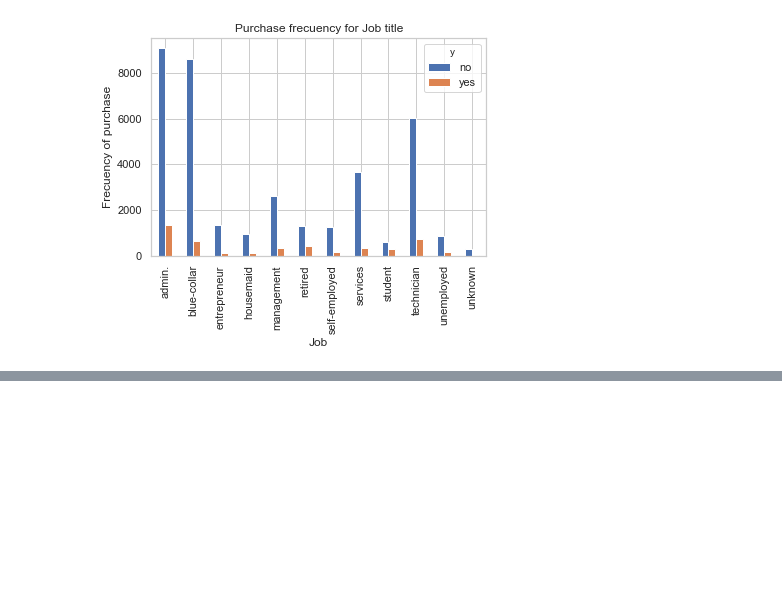
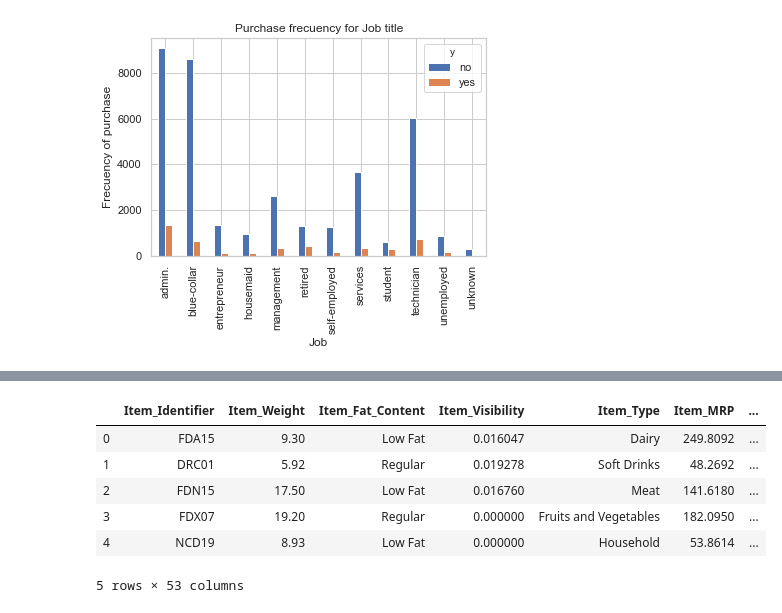
Before and after one commit to gonzalo71/TestGit, a Jupyter notebook: hoja_sucia.ipynb, the cells around one changed output, grey strips where cells are left out. Saved outputs shown, nothing was run; the diff lists cells and outputs as text; code cells hidden in the pictures; blank space fills up the shorter version.

```diff
--- a/hoja_sucia.ipynb
+++ b/hoja_sucia.ipynb
@@ -101,0 +123,4 @@ Text(0, 0.5, &#39;Frecuency of purchase&#39;)
+# %%
+# para la numerica usamos la media, y para la categorica la moda
+train_data.Item_Weight.fillna(train_data.Item_Weight.mean(),inplace=True)
+train_data.Outlet_Size.fillna(train_data.Outlet_Size.mode()[0],inplace=True)
@@ -101,0 +149,4 @@ Text(0, 0.5, &#39;Frecuency of purchase&#39;)
+# %%
+# Encode the categorical variables
+columns = train_data.select_dtypes("object").columns.values.tolist()
+columns_cate = [v for v in columns if v != "Item_Identifier" ]
@@ -101,0 +172,7 @@ Text(0, 0.5, &#39;Frecuency of purchase&#39;)
+# %%
+# create an object of the OneHotEncoder
+from sklearn.preprocessing import OneHotEncoder
+OHE = OneHotEncoder(handle_unknown="ignore")
+# encode the categorical variables
+ce = OHE.fit_transform(train_data[columns_cate]).toarray()
+ce
@@ -101,0 +187,14 @@ Text(0, 0.5, &#39;Frecuency of purchase&#39;)
+# %%
+ce_df = pd.DataFrame(ce)
+# %%
+# merge con train_data
+train_data = train_data.join(ce_df)
+train_data.head(5)
+# %% [output]
+|  | Item_Identifier | Item_Weight | Item_Fat_Content | Item_Visibility | Item_Type | Item_MRP | ... |
+| 0 | FDA15 | 9.30 | Low Fat | 0.016047 | Dairy | 249.8092 | ... |
+| 1 | DRC01 | 5.92 | Regular | 0.019278 | Soft Drinks | 48.2692 | ... |
+| 2 | FDN15 | 17.50 | Low Fat | 0.016760 | Meat | 141.6180 | ... |
+| 3 | FDX07 | 19.20 | Regular | 0.000000 | Fruits and Vegetables | 182.0950 | ... |
+| 4 | NCD19 | 8.93 | Low Fat | 0.000000 | Household | 53.8614 | ... |
+5 rows × 53 columns
```
Also changed, not shown: parts of 15 cells of this notebook, 2 other files.
